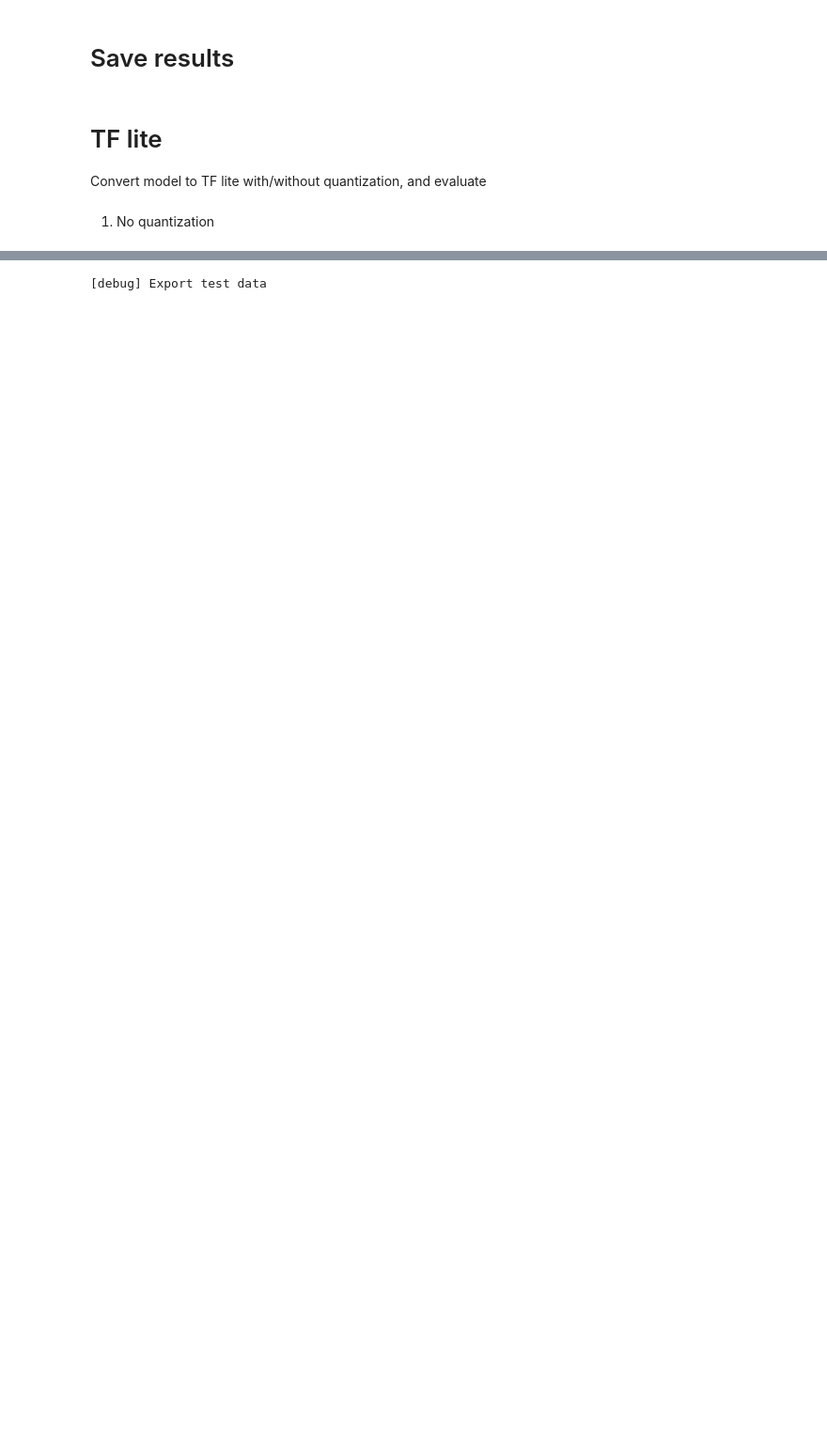
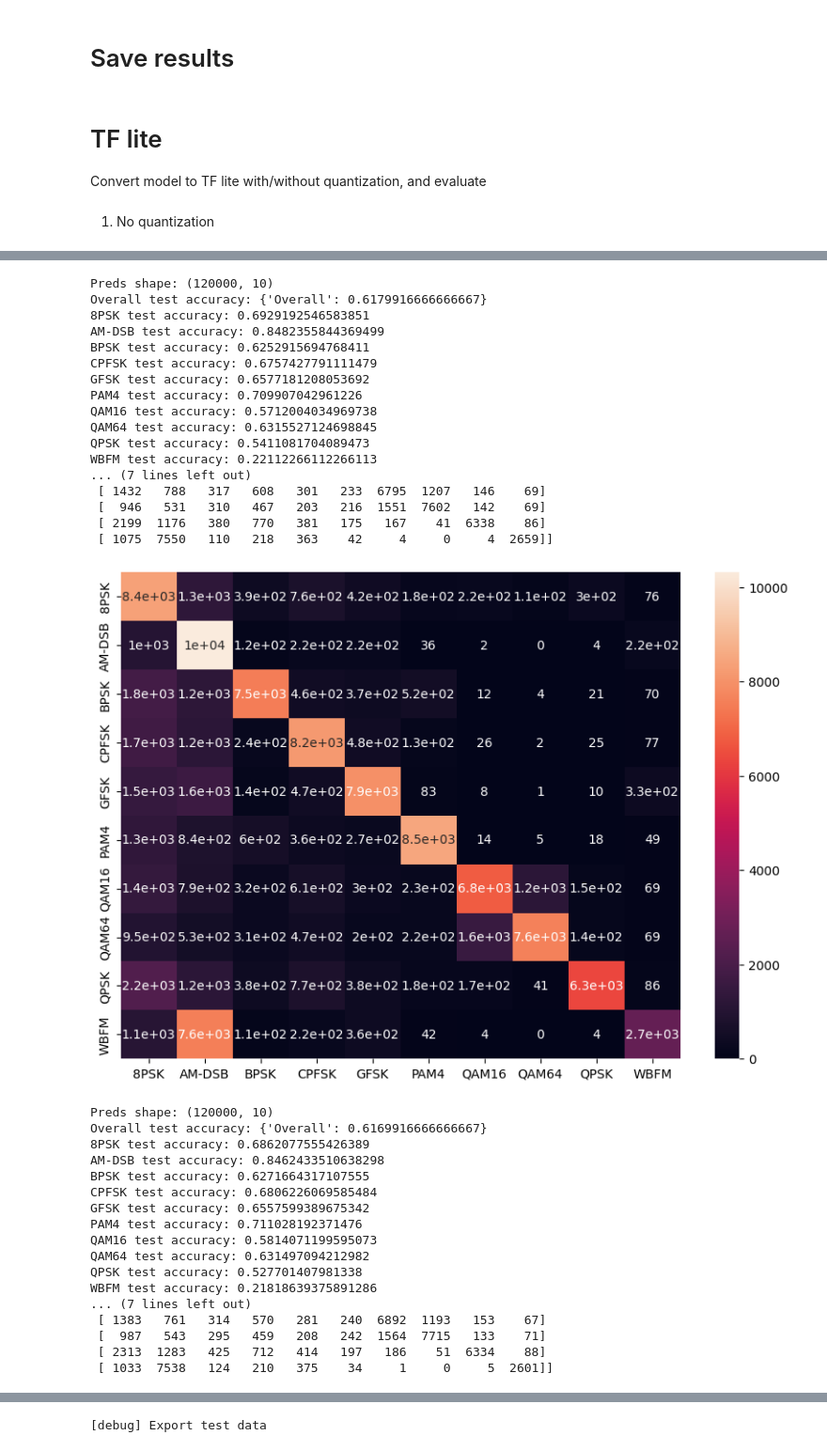
Before and after one commit to Pavlik1400/RISC-V-SIMD-extension-for-the-AI-workload, a Jupyter notebook: models/experiments/cnn_radioml_q_aware.ipynb, the cells around one changed output, grey strips where cells are left out. Shown at 94% size. Cells and saved outputs as stored; diff of their text form; code cells hidden in the pictures; blank space fills up the shorter version.

```diff
--- a/models/experiments/cnn_radioml_q_aware.ipynb
+++ b/models/experiments/cnn_radioml_q_aware.ipynb
@@ -382,0 +400,38 @@ from evaluation.metric_evaluation import metric_evaluation, snr_to_metric_evalua
+# %%
+model_tflile = to_tf_lite(model_path, apply_quantization=True, representative_ds=representative_ds)
+
+cm_test_tflite, cls_to_acc_test_tflite = metric_evaluation(
+    model_tflile,
+    splitted_radioml_ds.test.data,
+    splitted_radioml_ds.test.labels,
+    radioml_ds.get_modulations(),
+    predict_func=predict_tflite,
+)
+
+cm_val_tflite, cls_to_acc_val_tflite = metric_evaluation(
+    model_tflile,
+    splitted_radioml_ds.val.data,
+    splitted_radioml_ds.val.labels,
+    radioml_ds.get_modulations(),
+    predict_func=predict_tflite,
+)
+
+
+snr_to_acc_test_tflite = snr_to_metric_evaluation(
+    model_tflile,
+    splitted_radioml_ds.test.data,
+    splitted_radioml_ds.test.labels,
+    radioml_ds.get_snrs()[radioml_ds.get_split_indecies().test],
+    predict_func=predict_tflite,
+)
+
+snr_to_acc_val_tflite = snr_to_metric_evaluation(
+    model_tflile,
+    splitted_radioml_ds.val.data,
+    splitted_radioml_ds.val.labels,
+    radioml_ds.get_snrs()[radioml_ds.get_split_indecies().val],
+    predict_func=predict_tflite,
+)
+
+plot_snr_to_acc(snr_to_acc_test_tflite)
+# %% [output]
@@ -382,0 +447,35 @@ from evaluation.metric_evaluation import metric_evaluation, snr_to_metric_evalua
+Preds shape: (120000, 10)
+Overall test accuracy: {'Overall': 0.6179916666666667}
+8PSK test accuracy: 0.6929192546583851
+AM-DSB test accuracy: 0.8482355844369499
+BPSK test accuracy: 0.6252915694768411
+CPFSK test accuracy: 0.6757427791111479
+GFSK test accuracy: 0.6577181208053692
+PAM4 test accuracy: 0.709907042961226
+QAM16 test accuracy: 0.5712004034969738
+QAM64 test accuracy: 0.6315527124698845
+QPSK test accuracy: 0.5411081704089473
+WBFM test accuracy: 0.22112266112266113
+... (7 lines left out)
+ [ 1432   788   317   608   301   233  6795  1207   146    69]
+ [  946   531   310   467   203   216  1551  7602   142    69]
+ [ 2199  1176   380   770   381   175   167    41  6338    86]
+ [ 1075  7550   110   218   363    42     4     0     4  2659]]
+[figure, added]
+Preds shape: (120000, 10)
+Overall test accuracy: {'Overall': 0.6169916666666667}
+8PSK test accuracy: 0.6862077555426389
+AM-DSB test accuracy: 0.8462433510638298
+BPSK test accuracy: 0.6271664317107555
+CPFSK test accuracy: 0.6806226069585484
+GFSK test accuracy: 0.6557599389675342
+PAM4 test accuracy: 0.711028192371476
+QAM16 test accuracy: 0.5814071199595073
+QAM64 test accuracy: 0.631497094212982
+QPSK test accuracy: 0.527701407981338
+WBFM test accuracy: 0.21818639375891286
+... (7 lines left out)
+ [ 1383   761   314   570   281   240  6892  1193   153    67]
+ [  987   543   295   459   208   242  1564  7715   133    71]
+ [ 2313  1283   425   712   414   197   186    51  6334    88]
+ [ 1033  7538   124   210   375    34     1     0     5  2601]]
```
Also changed, not shown: parts of 20 cells of this notebook, 17 other files.
